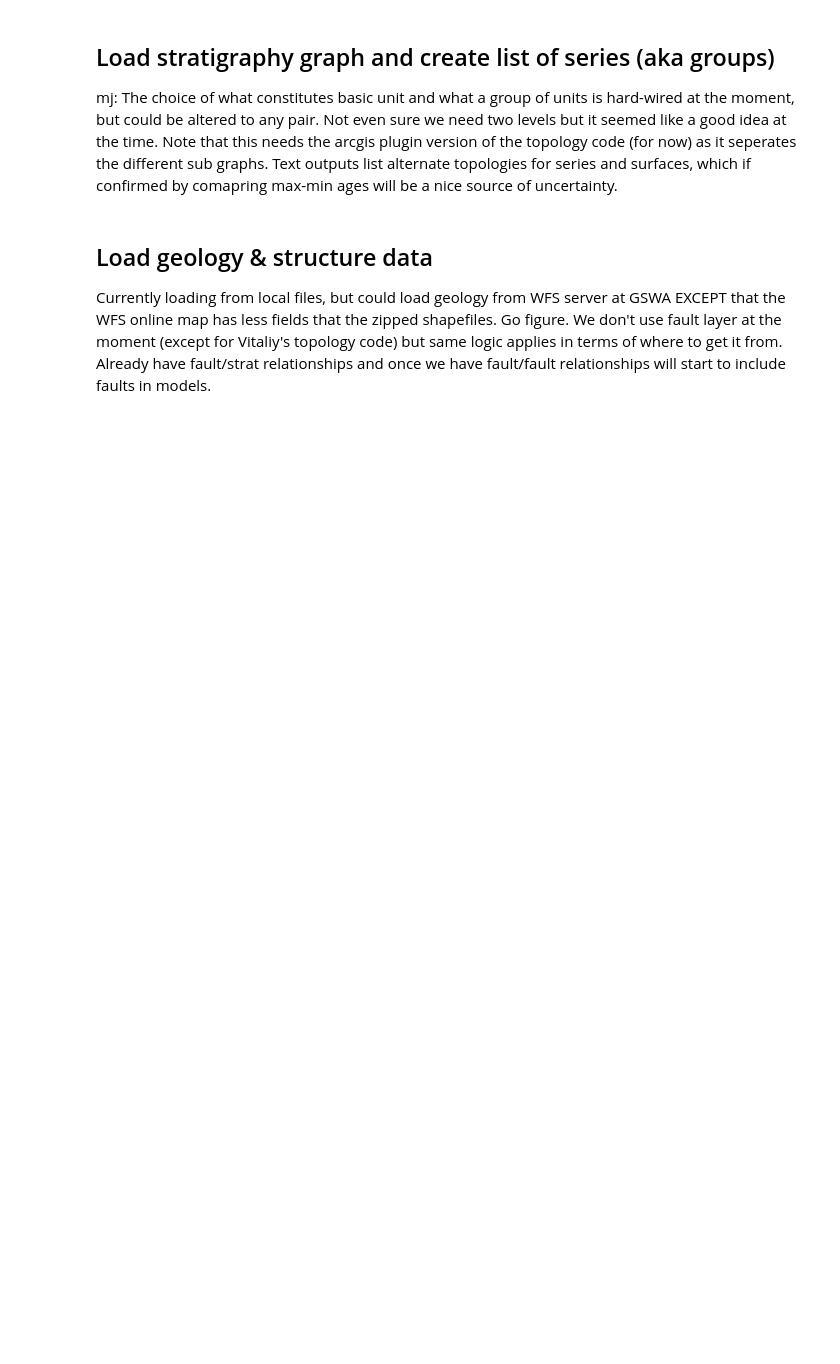
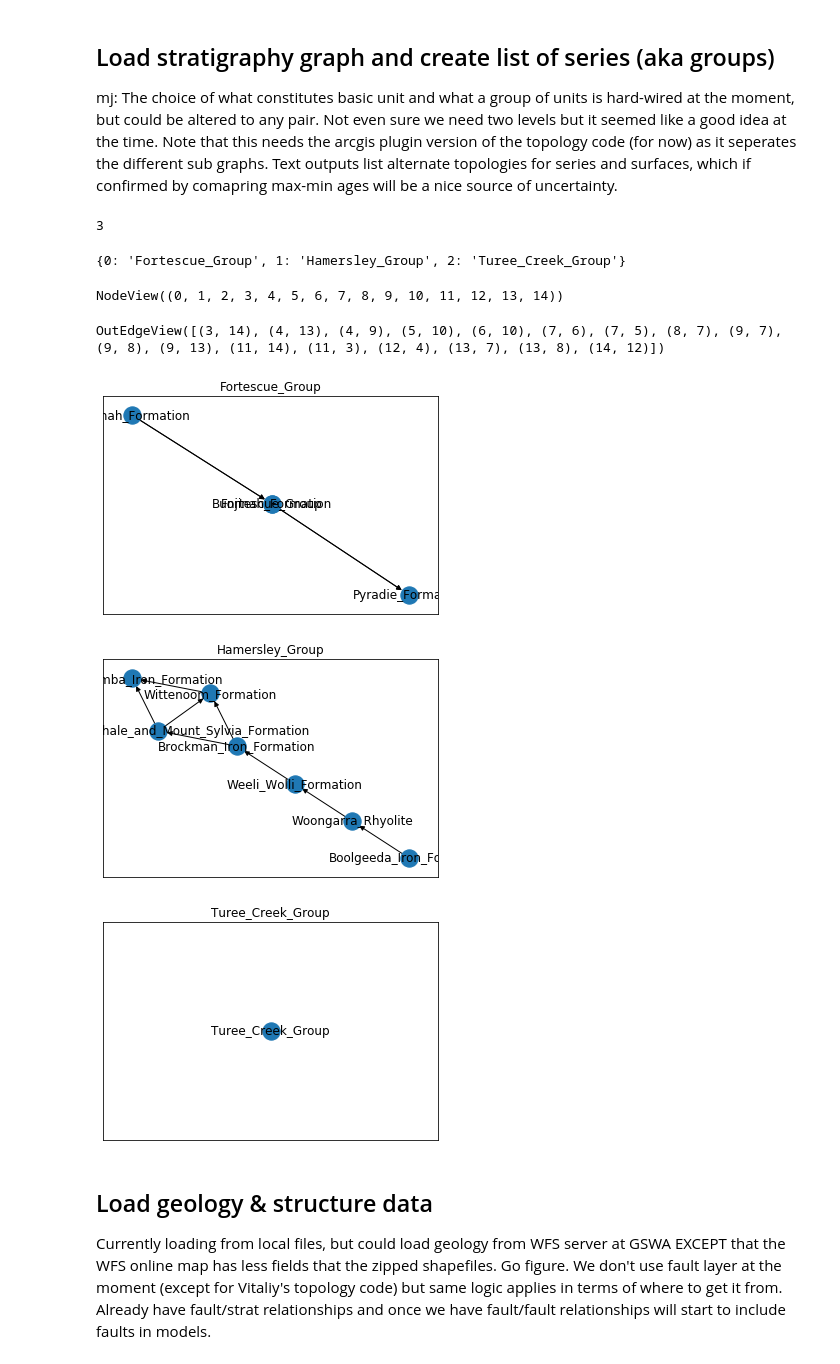
Before and after one commit to RichardScottOZ/map2loop, a Jupyter notebook: notebooks/1. Hamersley map processing.ipynb, the cells around one changed output. Cells and saved outputs as stored; diff of their text form; code cells hidden in the pictures; blank space fills up the shorter version.

```diff
--- a/notebooks/1. Hamersley map processing.ipynb
+++ b/notebooks/1. Hamersley map processing.ipynb
@@ -353,8 +481,8 @@ else:
 If in Australia we can use data derived from the ASUD database to refine stratigraphic relationships
 # %%
 if(Australia):
-    usad_strat_file='../source_data/USAD.csv'
-    m2l_topology.use_asud(strat_graph_file, usad_strat_file,graph_path)
+    asud_strat_file='../source_data/ASUD.csv'
+    m2l_topology.use_asud(strat_graph_file, asud_strat_file,graph_path)
     strat_graph_file=graph_path+'ASUD_strat.gml'
 # %%
 G=nx.read_gml(strat_graph_file,label='id')
@@ -436,7 +594,15 @@ mj: The choice of what constitutes basic unit and what a group of units is hard-
 # %%
 groups,glabels,G = m2l_topology.get_series(strat_graph_file,'id')
 display(groups,glabels,G.nodes,G.edges)
-m2l_topology.save_units(G,tmp_path,glabels,Australia)
+m2l_topology.save_units(G,tmp_path,glabels,Australia,asud_strat_file)
+# %% [output]
+3
+{0: 'Fortescue_Group', 1: 'Hamersley_Group', 2: 'Turee_Creek_Group'}
+NodeView((0, 1, 2, 3, 4, 5, 6, 7, 8, 9, 10, 11, 12, 13, 14))
+OutEdgeView([(3, 14), (4, 13), (4, 9), (5, 10), (6, 10), (7, 6), (7, 5), (8, 7), (9, 7), (9, 8), (9, 13), (11, 14), (11, 3), (12, 4), (13, 7), (13, 8), (14, 12)])
+[figure, added]
+[figure, added]
+[figure, added]
 # %% [markdown]
 ## Load geology & structure data
 Currently loading from local files, but could load geology from WFS server at GSWA EXCEPT that the WFS online map has less fields that the zipped shapefiles. Go figure. We don't use fault layer at the moment (except for Vitaliy's topology code) but same logic applies in terms of where to get it from. Already have fault/strat relationships and once we have fault/fault relationships will start to include faults in models.
```
Also changed, not shown: parts of 45 cells of this notebook, 20 other files.
